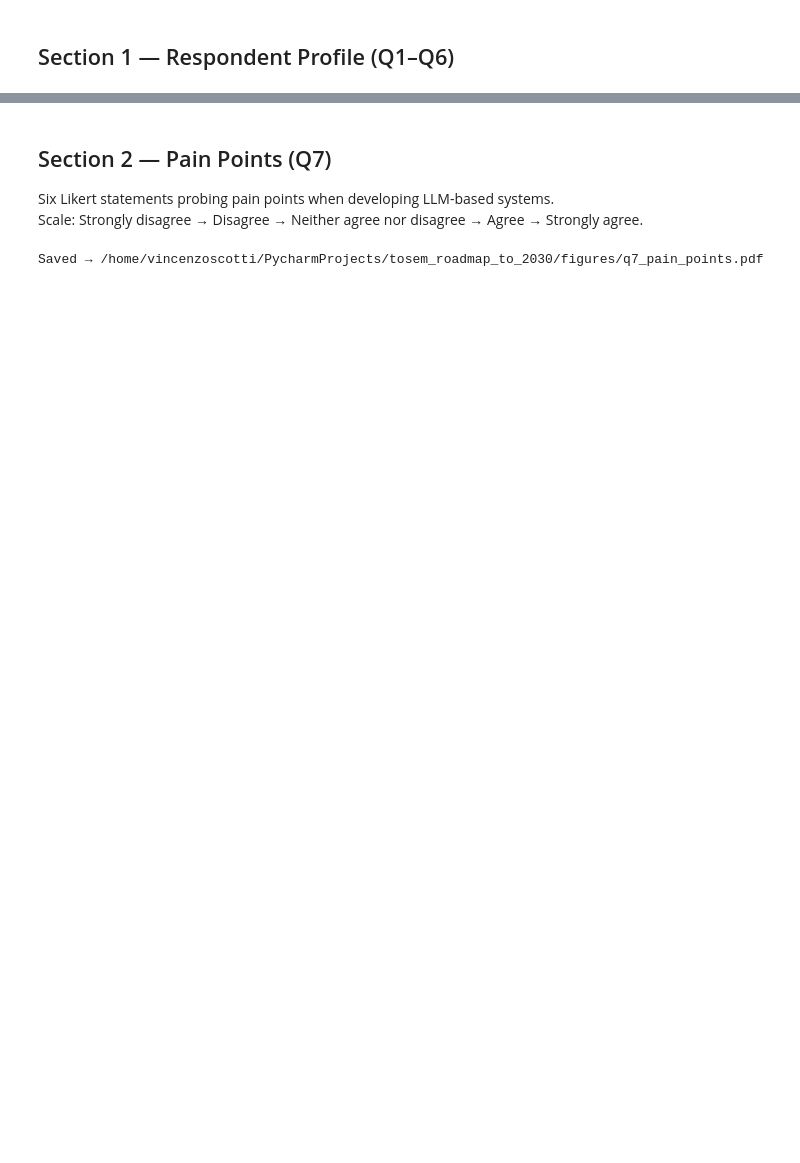
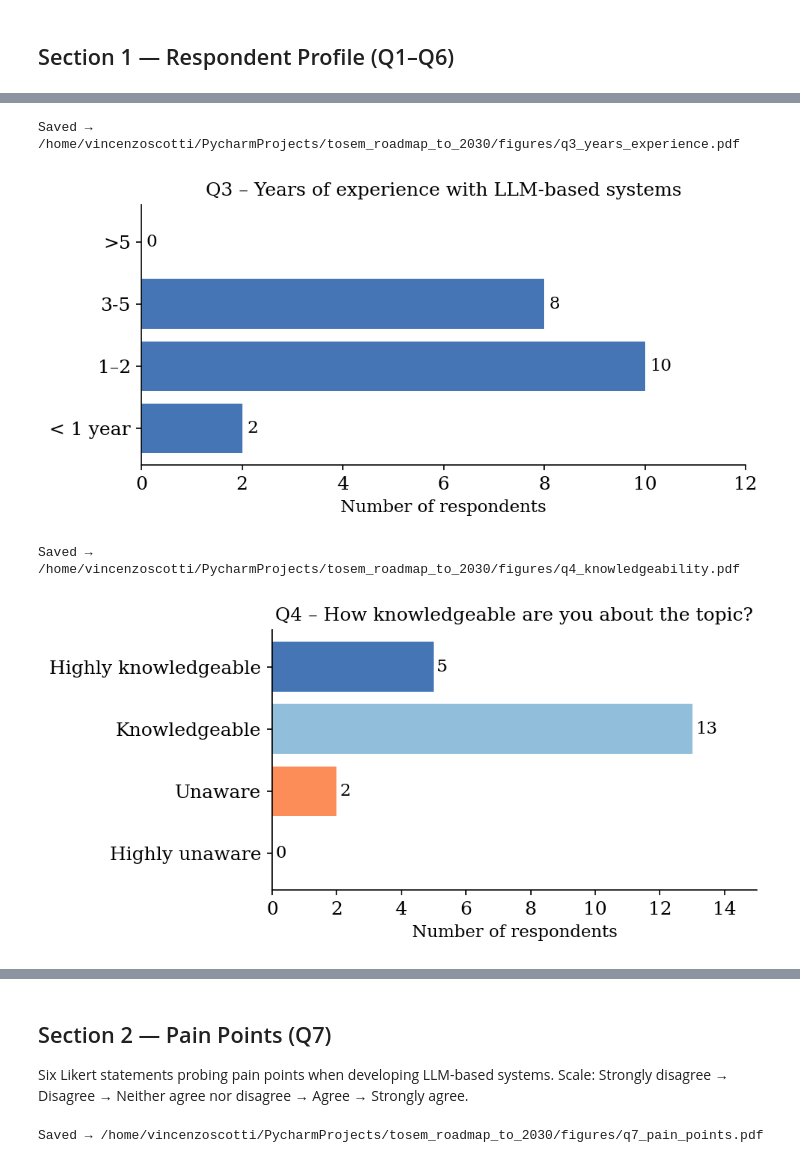
Before and after one commit to vincenzo-scotti/tosem_roadmap_to_2030, a Jupyter notebook: notebooks/visualizations.ipynb, the cells around one changed output, grey strips where cells are left out. Drawn from its saved outputs; the diff is of its cells as text; code cells hidden in the pictures; blank space fills up the shorter version.

```diff
--- a/notebooks/visualizations.ipynb
+++ b/notebooks/visualizations.ipynb
@@ -411,35 +422,40 @@ plt.show()
 # ── Q3: Years of experience ───────────────────────────────────────────────────
 ORDER_Q3 = ["< 1 year", "1–2", "3-5", ">5"]
 q3_counts = df["q3_years_exp"].value_counts().reindex(ORDER_Q3, fill_value=0)
 
 fig, ax = plt.subplots(figsize=(W_SIMPLE, H_SIMPLE))
 bars = ax.barh(q3_counts.index, q3_counts.values, color="#4575b4")
 for bar, val in zip(bars, q3_counts.values):
     ax.text(bar.get_width() + 0.1, bar.get_y() + bar.get_height() / 2,
             str(val), va="center", fontsize=11)
 ax.set_xlabel("Number of respondents", fontsize=11)
 ax.set_xlim(0, q3_counts.max() + 2)
 ax.set_title("Q3 – Years of experience with LLM-based systems", fontsize=12, pad=6)
-#  plt.tight_layout()
+plt.tight_layout()
 savefig("q3_years_experience.pdf")
 plt.show()
 
 # ── Q4: Self-reported knowledgeability (all 4 levels) ─────────────────────────
 ORDER_Q4 = ["Highly unaware", "Unaware", "Knowledgeable", "Highly knowledgeable"]
 Q4_COLORS = ["#d73027", "#fc8d59", "#91bfdb", "#4575b4"]
 q4_counts = df["q4_knowledge"].value_counts().reindex(ORDER_Q4, fill_value=0)
 
 fig, ax = plt.subplots(figsize=(W_SIMPLE, H_SIMPLE))
 bars = ax.barh(q4_counts.index, q4_counts.values, color=Q4_COLORS)
 for bar, val in zip(bars, q4_counts.values):
     ax.text(bar.get_width() + 0.1, bar.get_y() + bar.get_height() / 2,
             str(val), va="center", fontsize=11)
 ax.set_xlabel("Number of respondents", fontsize=11)
 ax.set_xlim(0, q4_counts.max() + 2)
 ax.set_title("Q4 – How knowledgeable are you about the topic?", fontsize=12, pad=6)
-#  plt.tight_layout()
+plt.tight_layout()
 savefig("q4_knowledgeability.pdf")
 plt.show()
+# %% [output]
+Saved → /home/vincenzoscotti/PycharmProjects/tosem_roadmap_to_2030/figures/q3_years_experience.pdf
+[figure, added]
+Saved → /home/vincenzoscotti/PycharmProjects/tosem_roadmap_to_2030/figures/q4_knowledgeability.pdf
+[figure, added]
 # %%
 # ── Q5: Implementation methods (multi-select) ────────────────────────────────
 q5_counts = count_multiselect(df["q5_impl_methods"], sep=";")
```
Also changed, not shown: parts of 10 cells of this notebook, 13 other files.
